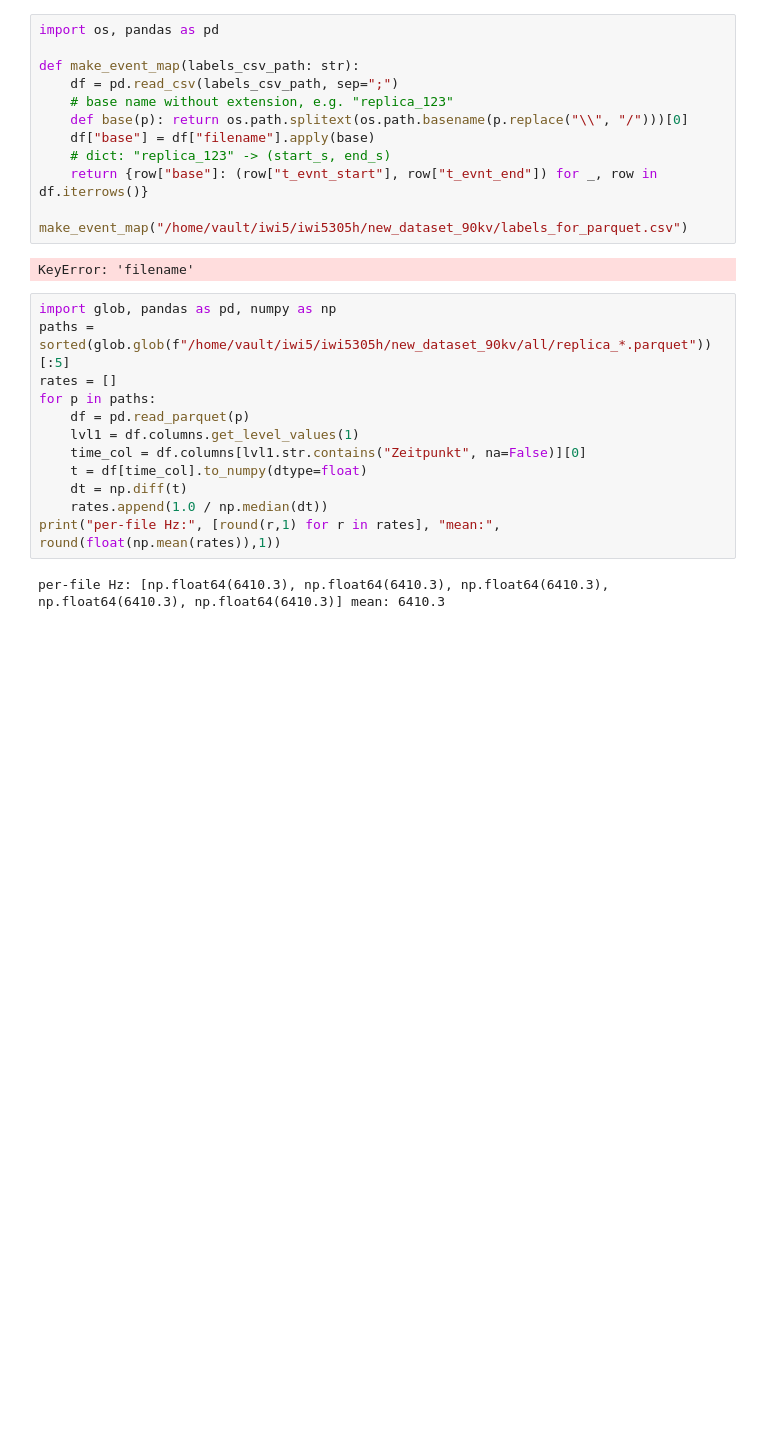
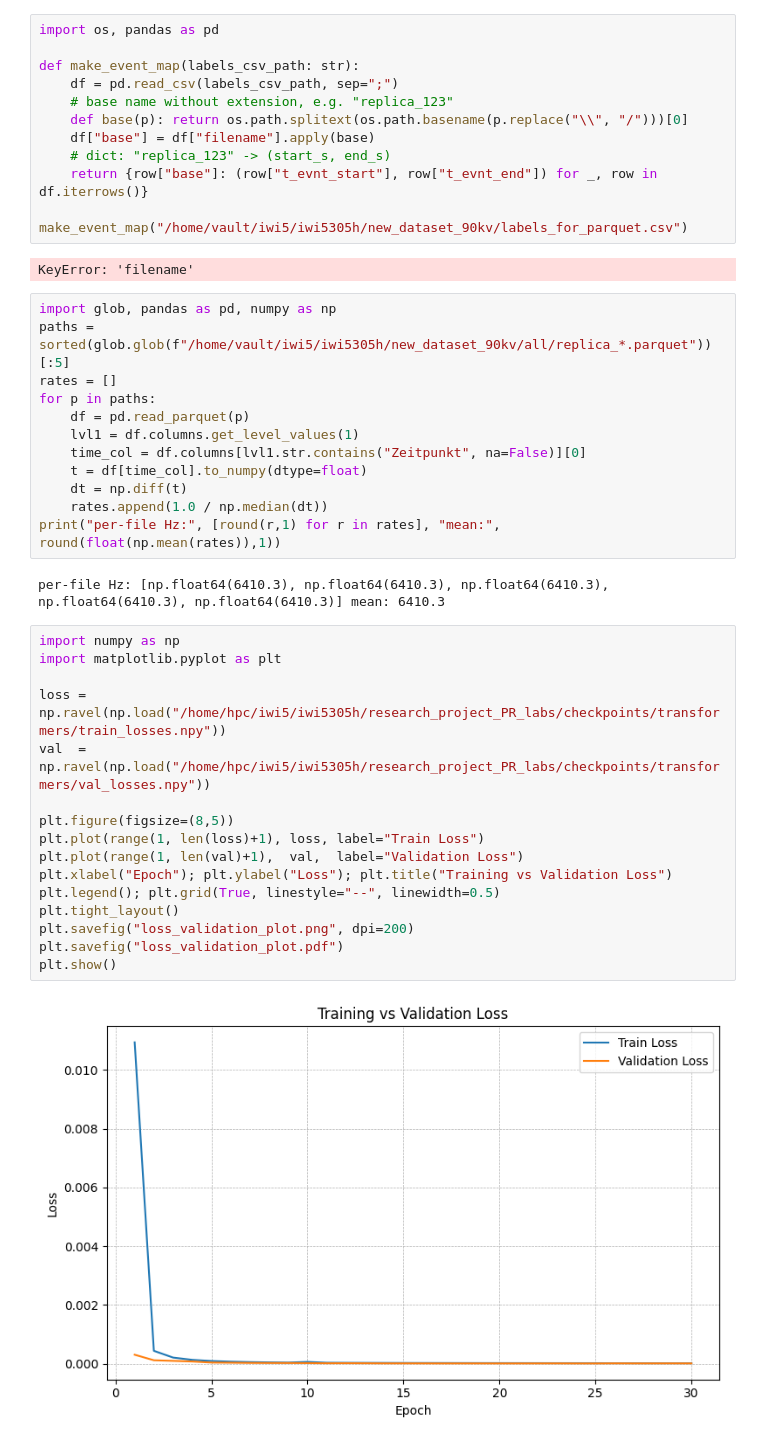
Before and after one commit to sagar-crypto/research_project_PR_labs, a Jupyter notebook: initial_analysis.ipynb, the cells around one changed output. Cells and saved outputs as stored; diff of their text form; blank space fills up the shorter version.

```diff
--- a/initial_analysis.ipynb
+++ b/initial_analysis.ipynb
@@ -274,3 +274,21 @@ for p in paths:
 print("per-file Hz:", [round(r,1) for r in rates], "mean:", round(float(np.mean(rates)),1))
 # %% [output]
 per-file Hz: [np.float64(6410.3), np.float64(6410.3), np.float64(6410.3), np.float64(6410.3), np.float64(6410.3)] mean: 6410.3
+# %%
+import numpy as np
+import matplotlib.pyplot as plt
+
+loss = np.ravel(np.load("/home/hpc/iwi5/iwi5305h/research_project_PR_labs/checkpoints/transformers/train_losses.npy"))
+val  = np.ravel(np.load("/home/hpc/iwi5/iwi5305h/research_project_PR_labs/checkpoints/transformers/val_losses.npy"))
+
+plt.figure(figsize=(8,5))
+plt.plot(range(1, len(loss)+1), loss, label="Train Loss")
+plt.plot(range(1, len(val)+1),  val,  label="Validation Loss")
+plt.xlabel("Epoch"); plt.ylabel("Loss"); plt.title("Training vs Validation Loss")
+plt.legend(); plt.grid(True, linestyle="--", linewidth=0.5)
+plt.tight_layout()
+plt.savefig("loss_validation_plot.png", dpi=200)
+plt.savefig("loss_validation_plot.pdf")
+plt.show()
+# %% [output]
+[figure, added]
```
Also changed, not shown: 13 other files.
